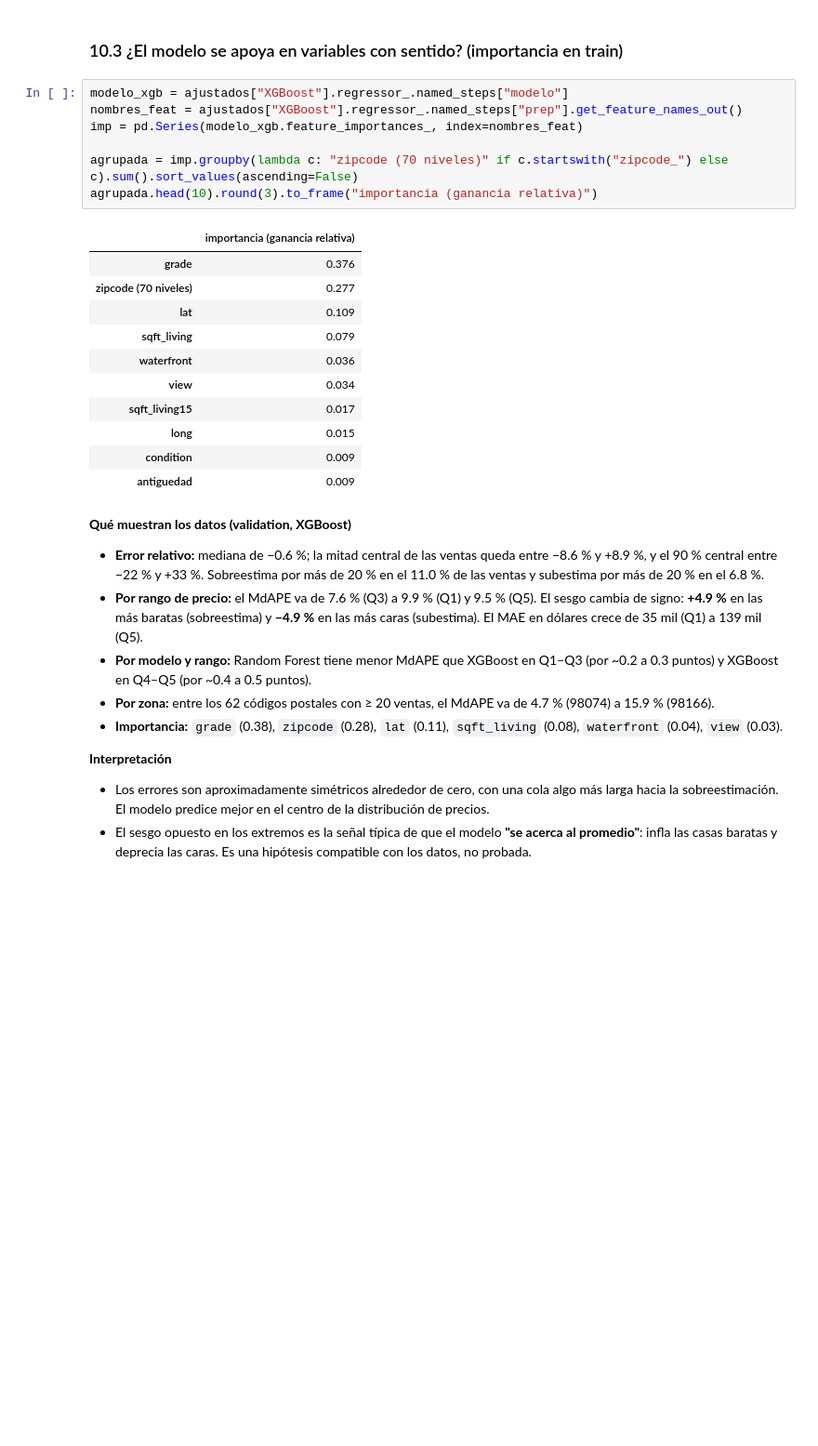
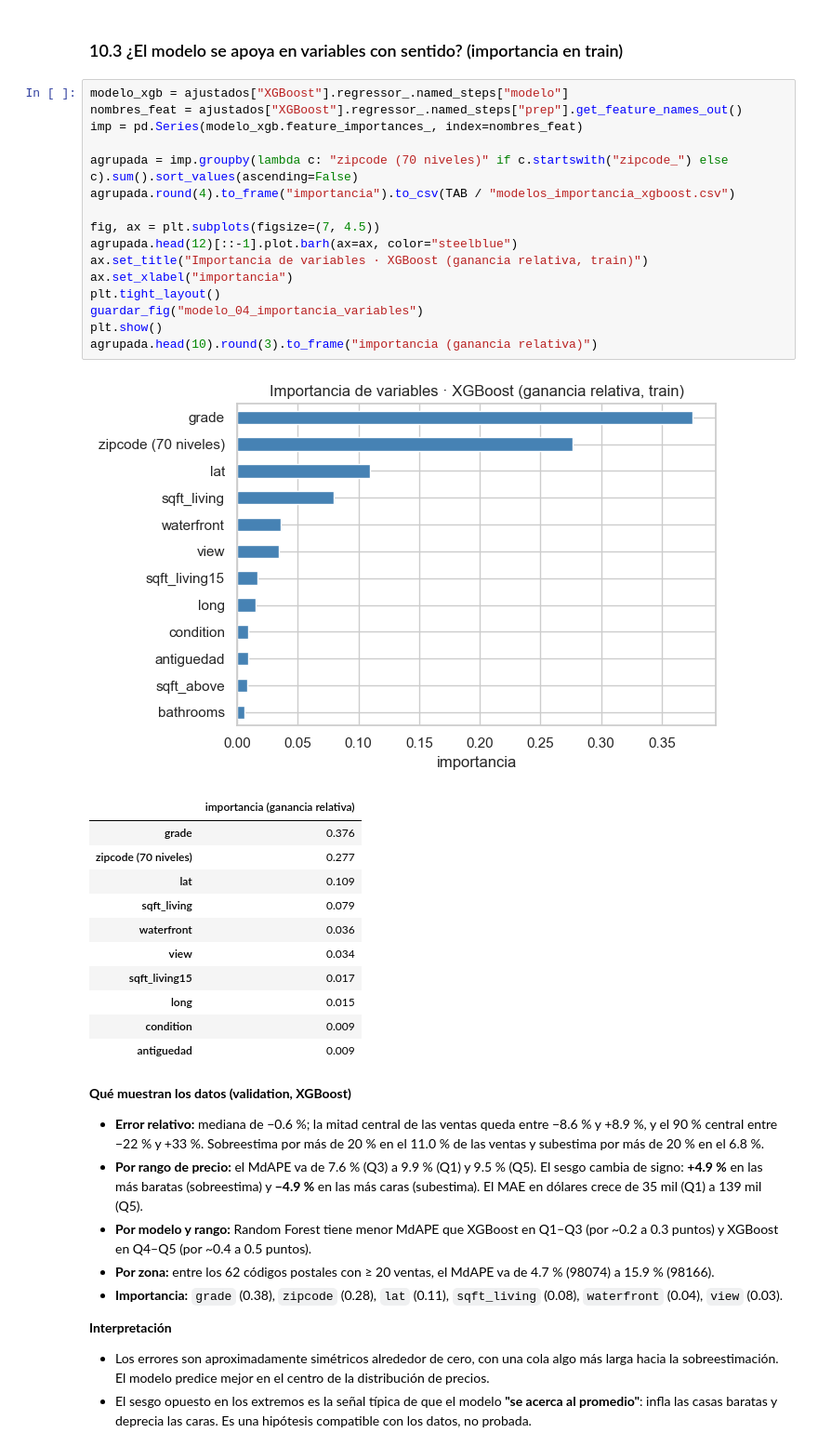
Before and after one commit to lvanCR/cc209-precios-inmobiliarios, a Jupyter notebook: notebooks/04_baseline_y_modelos.ipynb, the cells around one changed output. Shown at 93% size. Cells and saved outputs as stored; diff of their text form; blank space fills up the shorter version.

```diff
--- a/notebooks/04_baseline_y_modelos.ipynb
+++ b/notebooks/04_baseline_y_modelos.ipynb
@@ -617,11 +674,21 @@ Códigos postales con ≥ 20 ventas en validation: 62
 # %%
 modelo_xgb = ajustados["XGBoost"].regressor_.named_steps["modelo"]
 nombres_feat = ajustados["XGBoost"].regressor_.named_steps["prep"].get_feature_names_out()
 imp = pd.Series(modelo_xgb.feature_importances_, index=nombres_feat)
 
 agrupada = imp.groupby(lambda c: "zipcode (70 niveles)" if c.startswith("zipcode_") else c).sum().sort_values(ascending=False)
+agrupada.round(4).to_frame("importancia").to_csv(TAB / "modelos_importancia_xgboost.csv")
+
+fig, ax = plt.subplots(figsize=(7, 4.5))
+agrupada.head(12)[::-1].plot.barh(ax=ax, color="steelblue")
+ax.set_title("Importancia de variables · XGBoost (ganancia relativa, train)")
+ax.set_xlabel("importancia")
+plt.tight_layout()
+guardar_fig("modelo_04_importancia_variables")
+plt.show()
 agrupada.head(10).round(3).to_frame("importancia (ganancia relativa)")
 # %% [output]
+[figure, added]
 |  | importancia (ganancia relativa) |
 | grade | 0.376 |
 | zipcode (70 niveles) | 0.277 |
```
Also changed, not shown: parts of 16 cells of this notebook, 33 other files.
